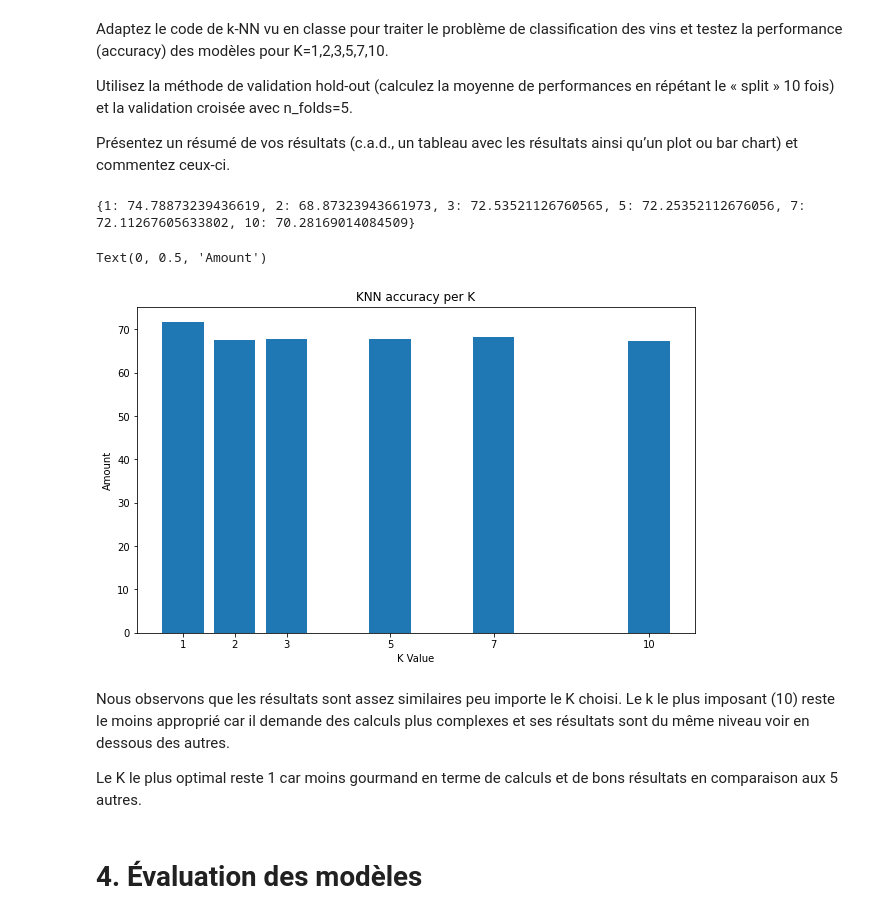
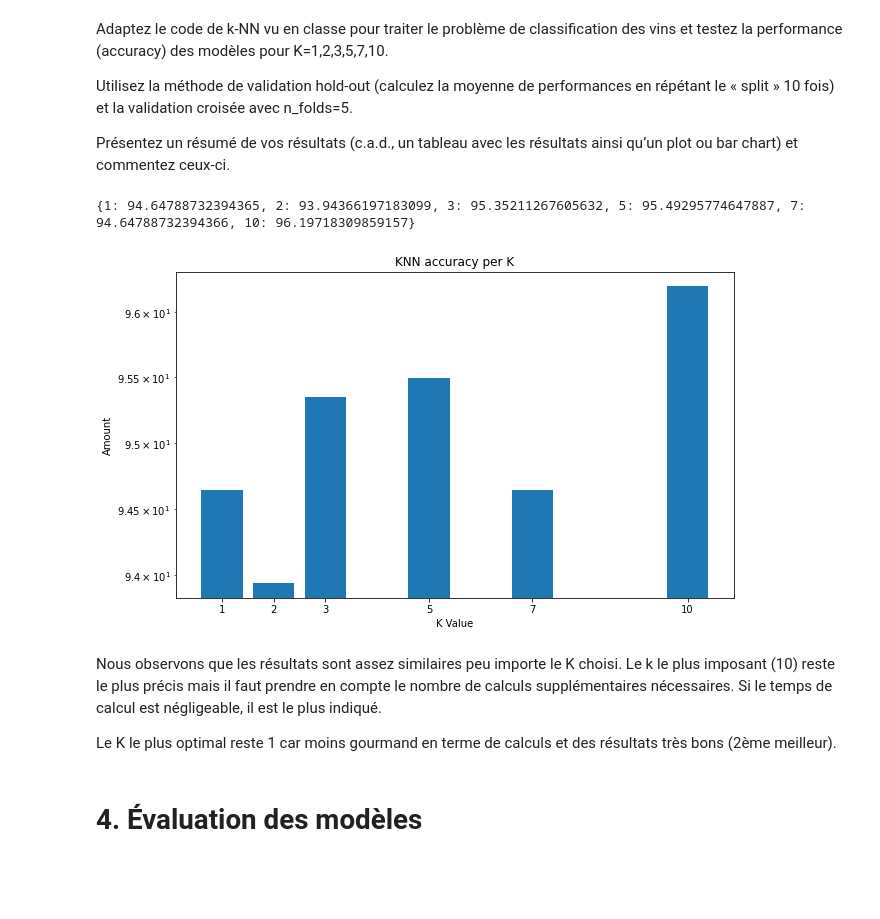
Before and after one commit to heig-vkaelin/isd, a Jupyter notebook: Labo4/Labo4.ipynb, the cells around one changed output. Drawn from its saved outputs; the diff is of its cells as text; code cells hidden in the pictures; blank space fills up the shorter version.

```diff
--- a/Labo4/Labo4.ipynb
+++ b/Labo4/Labo4.ipynb
@@ -282,6 +282,7 @@ Présentez un résumé de vos résultats (c.a.d., un tableau avec les résultats
 # %%
 from math import *
 from random import randrange
+from sklearn.preprocessing import MinMaxScaler
 
 # Distance euclidienne
 def euclidean_distance(row1, row2):
@@ -334,9 +335,13 @@ n_folds = 5
 accuracies = {}
 for k in K:
     accuracies[k] = []
+# Normaliser les données
+min_max_scaler = MinMaxScaler()
+dataset = df
+dataset.iloc[:,0:-1] = scaler.fit_transform(df.iloc[:,0:-1].to_numpy())
 
 for split in range(n_splits):
-    train, dataset_copy = train_test_split(df.values.tolist())
+    train, dataset_copy = train_test_split(dataset.values.tolist())
 
     for k in K:
         # for i in range(len(train)):
@@ -354,22 +359,21 @@ for split in range(n_splits):
 accuracies_mean = {k:sum(x)/len(x) for k, x in accuracies.items()}
 print(accuracies_mean)
 # %% [output]
-{1: 74.78873239436619, 2: 68.87323943661973, 3: 72.53521126760565, 5: 72.25352112676056, 7: 72.11267605633802, 10: 70.28169014084509}
+{1: 94.64788732394365, 2: 93.94366197183099, 3: 95.35211267605632, 5: 95.49295774647887, 7: 94.64788732394366, 10: 96.19718309859157}
 # %%
 plt.figure(figsize=(10, 6))
 plt.bar(K, accuracies_mean.values())
 plt.xticks(K)
 plt.title('KNN accuracy per K')
 plt.xlabel('K Value')
 plt.ylabel('Amount')
-#plt.yscale('log')
+plt.yscale('log')
 # %% [output]
-Text(0, 0.5, 'Amount')
-[figure, old version]
+[figure, new version]
 # %% [markdown]
-Nous observons que les résultats sont assez similaires peu importe le K choisi. Le k le plus imposant (10) reste le moins approprié car il demande des calculs plus complexes et ses résultats sont du même niveau voir en dessous des autres.
+Nous observons que les résultats sont assez similaires peu importe le K choisi. Le k le plus imposant (10) reste le plus précis mais il faut prendre en compte le nombre de calculs supplémentaires nécessaires. Si le temps de calcul est négligeable, il est le plus indiqué.
 
-Le K le plus optimal reste 1 car moins gourmand en terme de calculs et de bons résultats en comparaison aux 5 autres.
+Le K le plus optimal reste 1 car moins gourmand en terme de calculs et des résultats très bons (2ème meilleur).
 # %% [markdown]
 # 4. Évaluation des modèles
 # %% [markdown]
```
Also changed, not shown: parts of 1 cell of this notebook.
